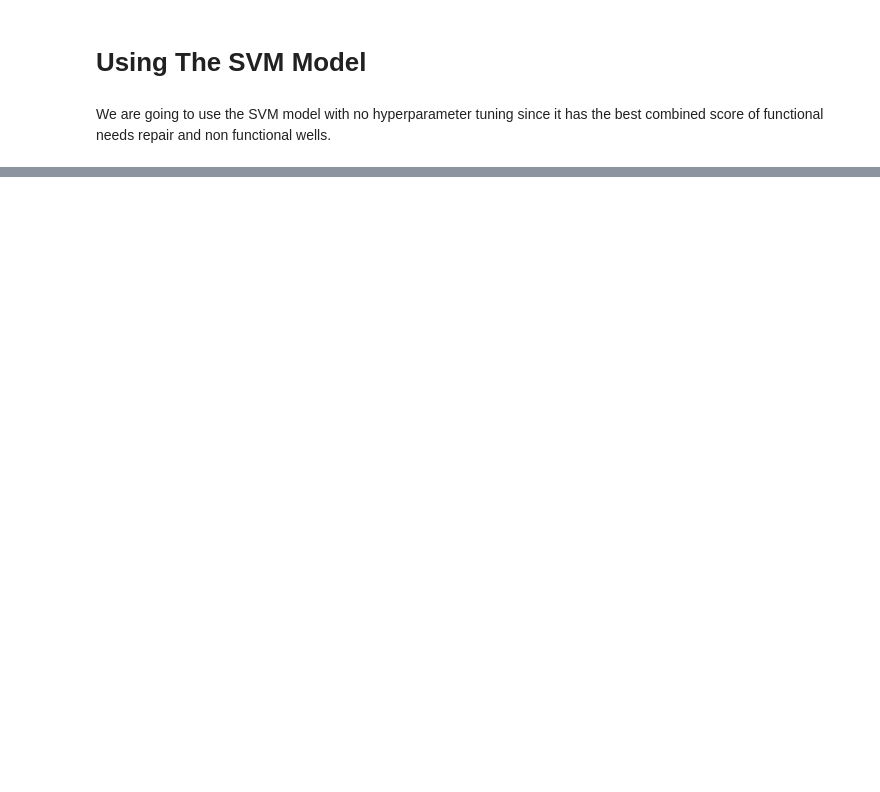
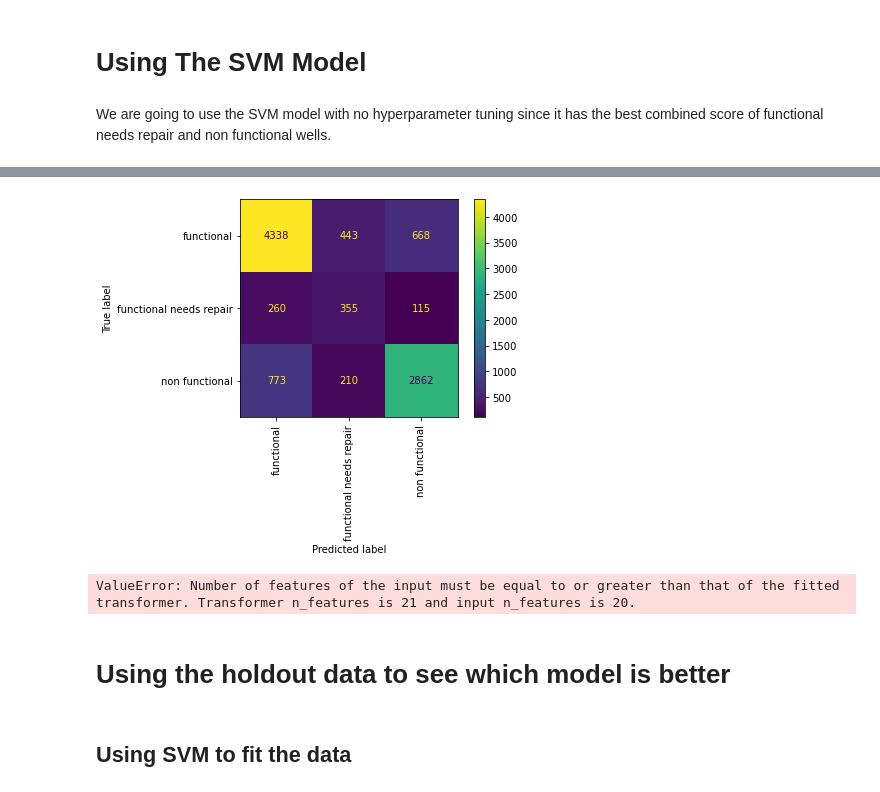
Before and after one commit to fivearm/Phase_3_Project, a Jupyter notebook: svm_rfc.ipynb, the cells around one changed output, grey strips where cells are left out. Saved outputs shown, nothing was run; the diff lists cells and outputs as text; code cells hidden in the pictures; blank space fills up the shorter version.

```diff
--- a/svm_rfc.ipynb
+++ b/svm_rfc.ipynb
@@ -33,8 +33,8 @@ def model_predictions(model, X=X_test, y=y_test):
     print(f'The model correctly predicts {round(func_nr*100, 2)}% of the funtional-needs-repair wells.')
     print(f'The model correctly predicts {round(non_func*100, 2)}% of the non-functional wells.')
 # %%
-X_train_cat = X_train.select_dtypes('object')
-X_train_num = X_train.select_dtypes(['float64', 'int64'])
+X_train_cat = X_train_eng.select_dtypes('object')
+X_train_num = X_train_eng.select_dtypes(['float64', 'int64'])
 
 cat_pipe = Pipeline(steps = [
     ('imp', SimpleImputer(strategy='constant', fill_value='missing')),
@@ -51,3 +51,13 @@ transformer = ColumnTransformer([('categorical', cat_pipe, X_train_cat.columns),
 # Using The SVM Model
 # %% [markdown]
 We are going to use the SVM model with no hyperparameter tuning since it has the best combined score of functional needs repair and non functional wells.
+# %%
+y_train_eng = y_train_eng['status_group']
+y_test_eng = y_test_eng['status_group']
+# %%
+svm_pipe = imbPipeline([
+    ('trans', transformer),
+    ('smote', SMOTE(random_state=42)),
+    ('svm', SVC())
+])
+svm_pipe.fit(X_train_eng, y_train_eng)
@@ -53,0 +114,2 @@ We are going to use the SVM model with no hyperparameter tuning since it has the
+# %%
+model_pipe_4.fit(X_train_eng, y_train_eng)
@@ -53,0 +154,3 @@ We are going to use the SVM model with no hyperparameter tuning since it has the
+# %%
+plot_confusion_matrix(model_pipe_4, X_test_eng, y_test_eng, xticks_rotation='vertical');
+# %% [output]
@@ -53,0 +161,7 @@ We are going to use the SVM model with no hyperparameter tuning since it has the
+[figure, added]
+# %%
+model_predictions(model_pipe_4, X_test_eng, y_test_eng)
+# %% [output]
+ValueError: Number of features of the input must be equal to or greater than that of the fitted transformer. Transformer n_features is 21 and input n_features is 20.
+# %% [markdown]
+# Using the holdout data to see which model is better
@@ -54,3 +189,5 @@ We are going to use the SVM model with no hyperparameter tuning since it has the
+# %% [markdown]
+## Using SVM to fit the data
 # %%
 y_train = y_train['status_group']
 y_test = y_test['status_group']
```
Also changed, not shown: parts of 35 cells of this notebook, 1 other file.
